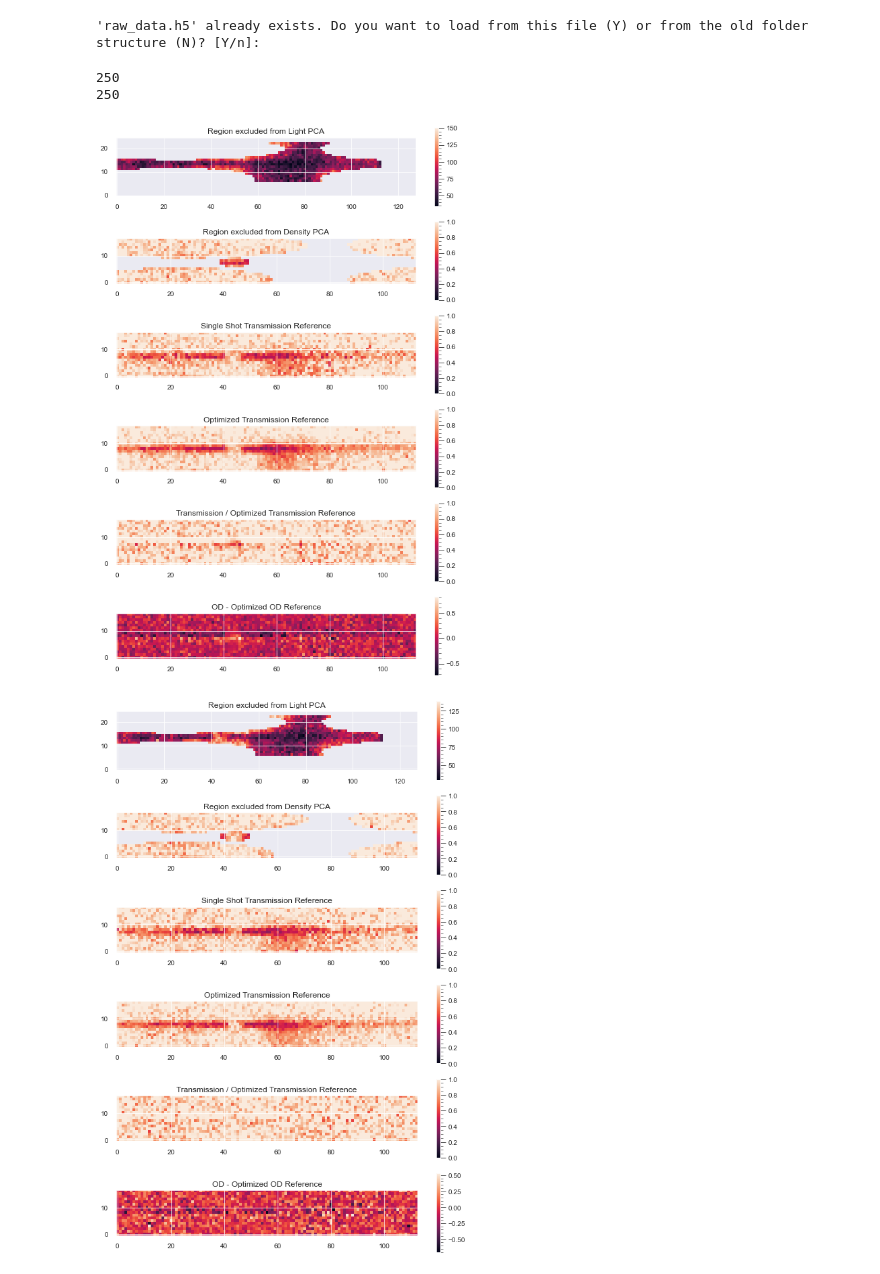
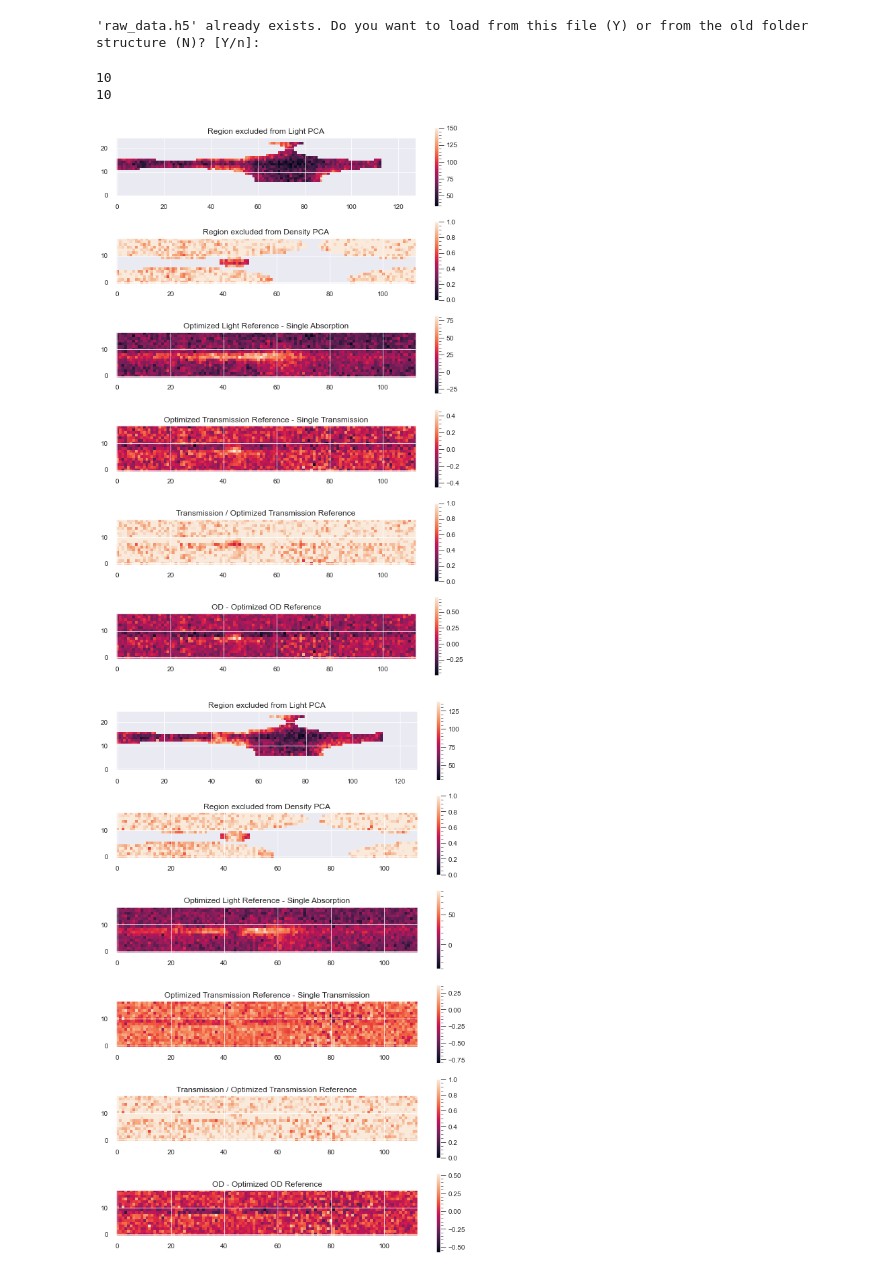
Before and after one commit to RydbergQD/rydanalysis, a Jupyter notebook: docs/InteractionEnhancedImaging2lvlvs3lvl.ipynb, the cells around one changed output. Saved outputs shown, nothing was run; the diff lists cells and outputs as text; code cells hidden in the pictures.

```diff
--- a/docs/InteractionEnhancedImaging2lvlvs3lvl.ipynb
+++ b/docs/InteractionEnhancedImaging2lvlvs3lvl.ipynb
@@ -31,19 +31,19 @@ two_level = EITMask(image = data.image_01).get_mask(center_x=12,center_y=-180,wi
 elliptical =~ (EllipticalMask(image = data.image_01).get_mask(center_x=-45,center_y=-340,width_x=40,width_y=300) +
                    EllipticalMask(image = data.image_01).get_mask(center_x=65,center_y=-330,width_x=40,width_y=400) +
                    EllipticalMask(image = data.image_01).get_mask(center_x=-45,center_y=450,width_x=40,width_y=250) +
-                   EllipticalMask(image = data.image_01).get_mask(center_x=65,center_y=450,width_x=40,width_y=250))/4
+                   EllipticalMask(image = data.image_01).get_mask(center_x=65,center_y=350,width_x=40,width_y=250))/4
 
 roi = (EllipticalMask(image = data.image_01).get_mask(center_x=-45,center_y=-340,width_x=40,width_y=300) +
         EllipticalMask(image = data.image_01).get_mask(center_x=65,center_y=-330,width_x=40,width_y=400) +
           EllipticalMask(image = data.image_01).get_mask(center_x=-45,center_y=450,width_x=40,width_y=250) +
-            EllipticalMask(image = data.image_01).get_mask(center_x=65,center_y=450,width_x=40,width_y=250) +
+            EllipticalMask(image = data.image_01).get_mask(center_x=65,center_y=350,width_x=40,width_y=250) +
               EllipticalMask(image = data.image_01).get_mask(center_x=12,center_y=-168,width_x=15,width_y=50))/5
 
 crop = RectangularMask(image = data.image_01).get_mask(center_x=18,center_y=-175, width_x=70, width_y=600)
 
 IEI=InteractionEnhancedImaging.from_raw_data(seq.raw_data,mask=elliptical,roi_mask=roi,crop_mask=crop,
                                              absorption_ref_kwargs=dict(Test1=1),
-                                             pca_kwargs=dict(n_components=250))
+                                             pca_kwargs=dict(n_components=10),pca_density_kwargs=dict(n_components=10))
 #AI=AbsorptionImaging.from_raw_data(seq.raw_data,crop_mask=crop)
 
 #print(absorptionpic.calculate_density(images.image_01.sel(tEXC=0, method='nearest')))
@@ -52,51 +52,52 @@ IEI=InteractionEnhancedImaging.from_raw_data(seq.raw_data,mask=elliptical,roi_ma
 trans=IEI.transmission
 deltatrans=IEI.transmission_ratio
 deltaod=IEI.delta_optical_depth
-ref=IEI.transmission_reference
-opt_ref=IEI.optimized_transmission_reference(IEI.transmission)
+
+light_ref=IEI.optimized_reference_images(IEI.absorption_images)#IEI.transmission_reference
+density_ref=IEI.optimized_transmission_reference(IEI.transmission)
 single=IEI.absorption_images
 
 #AIimag=AI.transmission
 
 for n in range(1,3):
 
     fig,ax = plt.subplots(6,figsize=(10,15))
     pic=0
     #ax[0].set_title('Absorption / Light Reference')
     #ax[0].imshow(AIimag[n].where(elliptical), origin='bottom',vmin=0, vmax=1)
     #fig.colorbar(ax[0].imshow(AIimag[n].where(elliptical), origin='bottom',vmin=0, vmax=1),ax=ax[0])
     ax[pic].set_title('Region excluded from Light PCA')
     ax[pic].imshow(single[n].where(elliptical),  origin='bottom')
     fig.colorbar(ax[pic].imshow(single[n].where(elliptical), origin='bottom'),ax=ax[pic])
     pic+=1
     ax[pic].set_title('Region excluded from Density PCA')
     ax[pic].imshow(trans[n].where(roi), vmin=0,vmax=1,origin='bottom')
     fig.colorbar(ax[pic].imshow(trans[n].where(roi), vmin=0,vmax=1, origin='bottom'),ax=ax[pic])
     pic+=1
     #ax[2].set_title('Single Shot Absorption')
     #ax[2].imshow(single[n], origin='bottom',vmin=40, vmax=150)
     #fig.colorbar(ax[2].imshow(single[n], origin='bottom',vmin=40, vmax=150),ax=ax[2])
-    ax[pic].set_title('Single Shot Transmission Reference')
-    ax[pic].imshow(ref[n], vmin=0,vmax=1, origin='bottom')
-    fig.colorbar(ax[pic].imshow(ref[n], vmin=0,vmax=1, origin='bottom'),ax=ax[pic])
+    ax[pic].set_title('Optimized Light Reference - Single Absorption')
+    ax[pic].imshow(light_ref[n]-single[n], origin='bottom')
+    fig.colorbar(ax[pic].imshow(light_ref[n]-single[n], origin='bottom'),ax=ax[pic])
     pic+=1
-    ax[pic].set_title('Optimized Transmission Reference')
-    ax[pic].imshow(opt_ref[n], vmin=0,vmax=1, origin='bottom')
-    fig.colorbar(ax[pic].imshow(opt_ref[n], vmin=0,vmax=1, origin='bottom'),ax=ax[pic])
+    ax[pic].set_title('Optimized Transmission Reference - Single Transmission')
+    ax[pic].imshow(density_ref[n]-trans[n],  origin='bottom')
+    fig.colorbar(ax[pic].imshow(density_ref[n]-trans[n],origin='bottom'),ax=ax[pic])
     pic+=1
     ax[pic].set_title('Transmission / Optimized Transmission Reference')
     ax[pic].imshow(deltatrans[n],vmin=0,vmax=1, origin='bottom')
     fig.colorbar(ax[pic].imshow(deltatrans[n], vmin=0,vmax=1,origin='bottom'),ax=ax[pic])
     pic+=1
     ax[pic].set_title('OD - Optimized OD Reference')
     ax[pic].imshow(deltaod[n], origin='bottom')
     fig.colorbar(ax[pic].imshow(deltaod[n], origin='bottom'),ax=ax[pic])
     plt.show()
 # %% [output]
-250
-250
+10
+10
-[figure, old version]
+[figure, new version]
-[figure, old version]
+[figure, new version]
 # %%
 from scipy import stats
 import seaborn as sns
```
Also changed, not shown: parts of 3 cells of this notebook, 2 other files.
